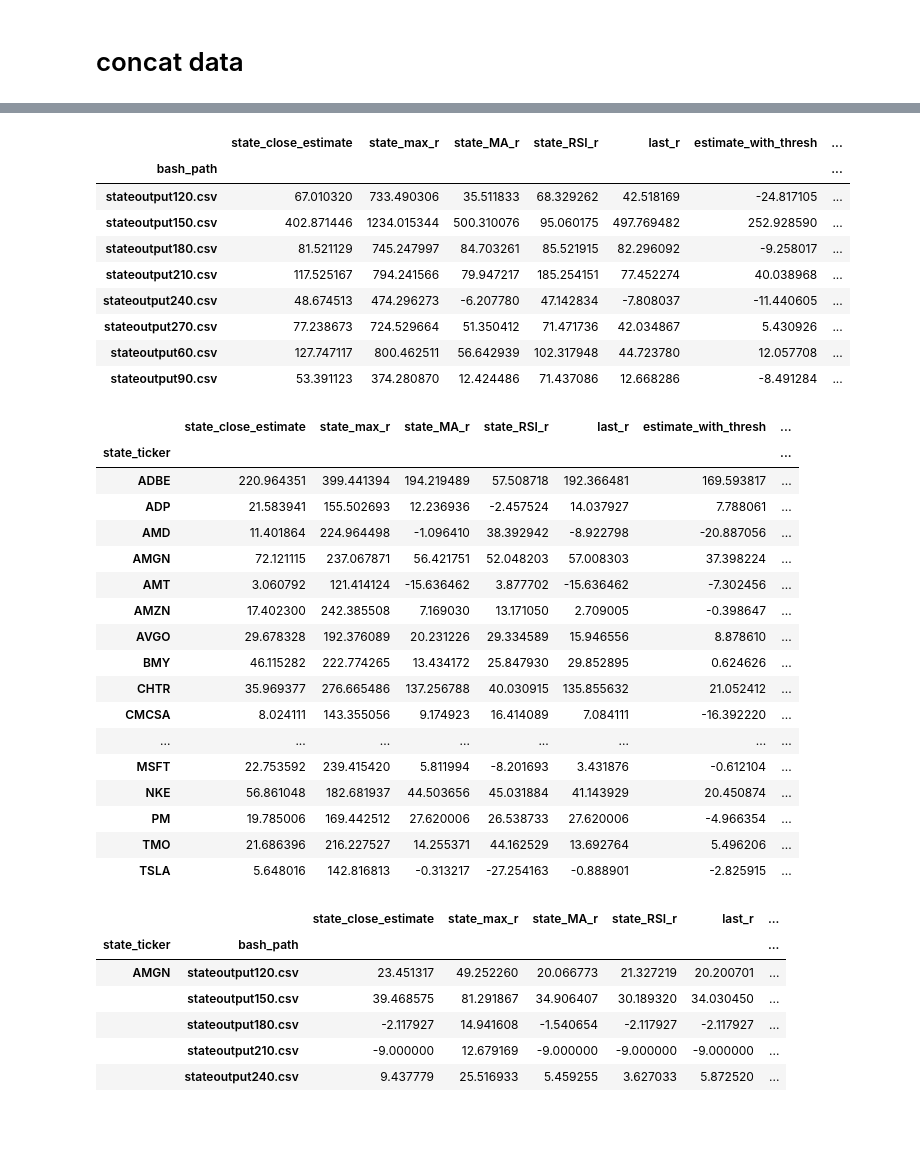
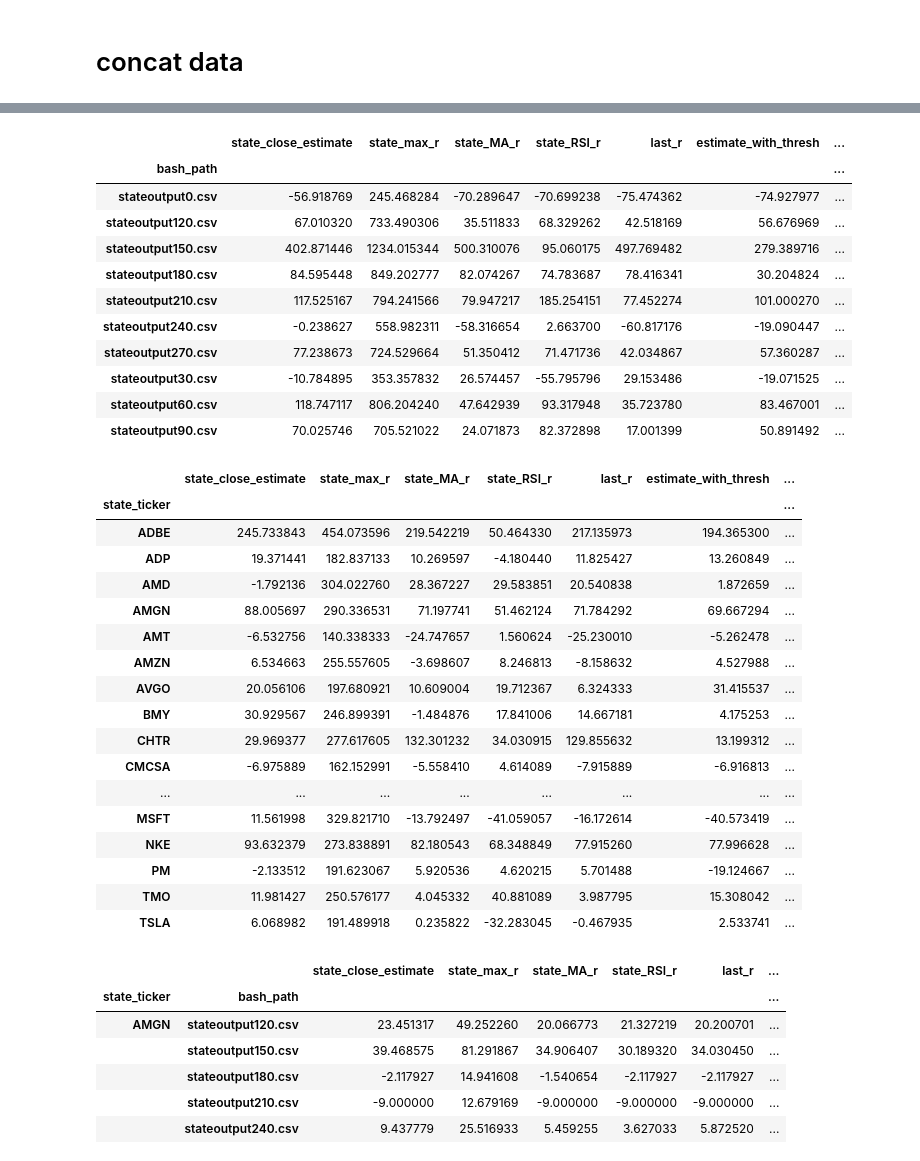
Before and after one commit to trollssqwer/stock-app, a Jupyter notebook: test.ipynb, the cells around one changed output, grey strips where cells are left out. Cells and saved outputs as stored; diff of their text form; code cells hidden in the pictures; blank space fills up the shorter version.

```diff
--- a/test.ipynb
+++ b/test.ipynb
@@ -23,16 +23,18 @@ def preprocess_tp_data(path):
   tp_data['state_day_start'] = tp_data['state_day_start'].apply(lambda x: datetime.strptime(x, '%Y-%m-%d %H:%M:%S'))
   tp_data['state_day_end'] = tp_data['state_day_end'].apply(lambda x: datetime.strptime(x, '%Y-%m-%d %H:%M:%S'))
 
-  spread_df = pd.read_csv('/Users/tranthong/Desktop/stock-app/spread.csv')
-  spread_df['deviation'] = 0
+  spread_df = pd.read_csv('/Users/tranthong/Desktop/stock-app/spread2.csv')
   spread_df['spread'] = spread_df['spread'] / 2
-  tp_data['spread'] = tp_data.state_ticker.apply(lambda x: spread_df.spread.loc[spread_df.ticker == x].iloc[0])
-  tp_data['deviation'] = tp_data.state_ticker.apply(lambda x: spread_df.deviation.loc[spread_df.ticker == x].iloc[0])
-  tp_data['point'] = tp_data.state_ticker.apply(lambda x: spread_df.point.loc[spread_df.ticker == x].iloc[0])
+  s = np.setdiff1d(tp_data.state_ticker.to_numpy(), spread_df.ticker.to_numpy())
+  tp_data['spread'] = tp_data.state_ticker.loc[~tp_data.state_ticker.isin(s)].apply(lambda x: spread_df.spread.loc[spread_df.ticker == x].iloc[0])
+  tp_data['spread'].loc[tp_data.state_ticker.isin(s)] = 5
+  tp_data['deviation'] = 1
+  tp_data['point'] = tp_data.state_ticker.loc[~tp_data.state_ticker.isin(s)].apply(lambda x: spread_df.point.loc[spread_df.ticker == x].iloc[0])
+  tp_data['point'].loc[tp_data.state_ticker.isin(s)] = 0.01
   tp_data['sum_gap'] = ((tp_data['spread'] + tp_data['deviation']) * tp_data['point']) / abs(tp_data['state_open'] - tp_data['state_stop_loss'] ) + 1
   tp_data['state_chain_new'] = [np.array(y) / x for x,y in tp_data[['sum_gap' , 'state_chain']].to_numpy()]
   return tp_data
-tp_data = preprocess_tp_data('/Users/tranthong/Desktop/stock-app/state_output_new/state_output_new/stateoutput120.csv')
+tp_data = preprocess_tp_data('/Users/tranthong/Desktop/stock-app/state_output_new/state_output_new/stateoutput0.csv')
 # %%
 def get_return_with_max_estimate(state_return_list, min_thresh = 5, cut_thresh = 0.7):
     c = np.array(state_return_list).copy()
@@ -149,8 +151,9 @@ for path in glob.glob("/Users/tranthong/Desktop/stock-app/state_output_new/state
     concat_data = pd.concat([tp_data, concat_data])
 concat_data.reset_index(inplace=True)
 # %%
-concat_data['estimate_with_thresh'] = concat_data.state_chain_new.apply(lambda x : get_return_with_max_estimate(x , 8 , 0.6) )
-concat_data['estimate_with_thresh2'] = concat_data.state_chain_new.apply(lambda x : x.max() * 0.6 )
+cut_thresh = 0.61
+concat_data['estimate_with_thresh'] = concat_data.state_chain_new.apply(lambda x : get_return_with_max_estimate(x , 6 , cut_thresh) )
+concat_data['estimate_with_thresh2'] = concat_data.state_chain_new.apply(lambda x : x.max() * cut_thresh )
 concat_data.estimate_with_thresh2.loc[concat_data.estimate_with_thresh2 < 3] = -1
-concat_data.estimate_with_thresh.sum()
+concat_data.loc[concat_data.state_ticker.isin(portfolio)].estimate_with_thresh.sum()
 # %% [output]
@@ -195,0 +183,5 @@ stock_tp_data
+# %%
+portfolio = ['ADBE', 'ADP', 'AMD', 'AMGN', 'AMT', 'AMZN', 'AVGO', 'BMY', 'CHTR',
+       'CMCSA', 'CME', 'COST', 'CSX', 'EA', 'GILD', 'HD', 'IBM', 'INTU',
+       'KO', 'LIN', 'LMT', 'MA', 'MCD', 'MDLZ', 'MMM', 'MO', 'MRK', 'MS',
+       'MSFT', 'NKE', 'PM', 'TMO', 'TSLA']
@@ -224,37 +309,39 @@ dtype: float64
 # %%
-stock_tp_data.loc[stock_tp_data.index.get_level_values(0).isin(new_portfolio_list)].groupby('bash_path').sum()
+stock_tp_data.loc[stock_tp_data.index.get_level_values(0).isin(portfolio)].groupby('bash_path').sum()
 # %% [output]
 |  | state_close_estimate | state_max_r | state_MA_r | state_RSI_r | last_r | estimate_with_thresh | ... |
 | bash_path |  |  |  |  |  |  | ... |
-| stateoutput120.csv | 67.010320 | 733.490306 | 35.511833 | 68.329262 | 42.518169 | -24.817105 | ... |
-| stateoutput150.csv | 402.871446 | 1234.015344 | 500.310076 | 95.060175 | 497.769482 | 252.928590 | ... |
-| stateoutput180.csv | 81.521129 | 745.247997 | 84.703261 | 85.521915 | 82.296092 | -9.258017 | ... |
-| stateoutput210.csv | 117.525167 | 794.241566 | 79.947217 | 185.254151 | 77.452274 | 40.038968 | ... |
-| stateoutput240.csv | 48.674513 | 474.296273 | -6.207780 | 47.142834 | -7.808037 | -11.440605 | ... |
-| stateoutput270.csv | 77.238673 | 724.529664 | 51.350412 | 71.471736 | 42.034867 | 5.430926 | ... |
-| stateoutput60.csv | 127.747117 | 800.462511 | 56.642939 | 102.317948 | 44.723780 | 12.057708 | ... |
-| stateoutput90.csv | 53.391123 | 374.280870 | 12.424486 | 71.437086 | 12.668286 | -8.491284 | ... |
+| stateoutput0.csv | -56.918769 | 245.468284 | -70.289647 | -70.699238 | -75.474362 | -74.927977 | ... |
+| stateoutput120.csv | 67.010320 | 733.490306 | 35.511833 | 68.329262 | 42.518169 | 56.676969 | ... |
+| stateoutput150.csv | 402.871446 | 1234.015344 | 500.310076 | 95.060175 | 497.769482 | 279.389716 | ... |
+| stateoutput180.csv | 84.595448 | 849.202777 | 82.074267 | 74.783687 | 78.416341 | 30.204824 | ... |
+| stateoutput210.csv | 117.525167 | 794.241566 | 79.947217 | 185.254151 | 77.452274 | 101.000270 | ... |
+| stateoutput240.csv | -0.238627 | 558.982311 | -58.316654 | 2.663700 | -60.817176 | -19.090447 | ... |
+| stateoutput270.csv | 77.238673 | 724.529664 | 51.350412 | 71.471736 | 42.034867 | 57.360287 | ... |
+| stateoutput30.csv | -10.784895 | 353.357832 | 26.574457 | -55.795796 | 29.153486 | -19.071525 | ... |
+| stateoutput60.csv | 118.747117 | 806.204240 | 47.642939 | 93.317948 | 35.723780 | 83.467001 | ... |
+| stateoutput90.csv | 70.025746 | 705.521022 | 24.071873 | 82.372898 | 17.001399 | 50.891492 | ... |
 # %%
-stock_tp_data.loc[stock_tp_data.index.get_level_values(0).isin(new_portfolio_list)].groupby('state_ticker').sum()
+stock_tp_data.loc[stock_tp_data.index.get_level_values(0).isin(portfolio)].groupby('state_ticker').sum()
 # %% [output]
 |  | state_close_estimate | state_max_r | state_MA_r | state_RSI_r | last_r | estimate_with_thresh | ... |
 | state_ticker |  |  |  |  |  |  | ... |
-| ADBE | 220.964351 | 399.441394 | 194.219489 | 57.508718 | 192.366481 | 169.593817 | ... |
-| ADP | 21.583941 | 155.502693 | 12.236936 | -2.457524 | 14.037927 | 7.788061 | ... |
-| AMD | 11.401864 | 224.964498 | -1.096410 | 38.392942 | -8.922798 | -20.887056 | ... |
-| AMGN | 72.121115 | 237.067871 | 56.421751 | 52.048203 | 57.008303 | 37.398224 | ... |
-| AMT | 3.060792 | 121.414124 | -15.636462 | 3.877702 | -15.636462 | -7.302456 | ... |
-| AMZN | 17.402300 | 242.385508 | 7.169030 | 13.171050 | 2.709005 | -0.398647 | ... |
-| AVGO | 29.678328 | 192.376089 | 20.231226 | 29.334589 | 15.946556 | 8.878610 | ... |
-| BMY | 46.115282 | 222.774265 | 13.434172 | 25.847930 | 29.852895 | 0.624626 | ... |
-| CHTR | 35.969377 | 276.665486 | 137.256788 | 40.030915 | 135.855632 | 21.052412 | ... |
-| CMCSA | 8.024111 | 143.355056 | 9.174923 | 16.414089 | 7.084111 | -16.392220 | ... |
+| ADBE | 245.733843 | 454.073596 | 219.542219 | 50.464330 | 217.135973 | 194.365300 | ... |
+| ADP | 19.371441 | 182.837133 | 10.269597 | -4.180440 | 11.825427 | 13.260849 | ... |
+| AMD | -1.792136 | 304.022760 | 28.367227 | 29.583851 | 20.540838 | 1.872659 | ... |
+| AMGN | 88.005697 | 290.336531 | 71.197741 | 51.462124 | 71.784292 | 69.667294 | ... |
+| AMT | -6.532756 | 140.338333 | -24.747657 | 1.560624 | -25.230010 | -5.262478 | ... |
+| AMZN | 6.534663 | 255.557605 | -3.698607 | 8.246813 | -8.158632 | 4.527988 | ... |
+| AVGO | 20.056106 | 197.680921 | 10.609004 | 19.712367 | 6.324333 | 31.415537 | ... |
+| BMY | 30.929567 | 246.899391 | -1.484876 | 17.841006 | 14.667181 | 4.175253 | ... |
+| CHTR | 29.969377 | 277.617605 | 132.301232 | 34.030915 | 129.855632 | 13.199312 | ... |
+| CMCSA | -6.975889 | 162.152991 | -5.558410 | 4.614089 | -7.915889 | -6.916813 | ... |
 | ... | ... | ... | ... | ... | ... | ... | ... |
-| MSFT | 22.753592 | 239.415420 | 5.811994 | -8.201693 | 3.431876 | -0.612104 | ... |
-| NKE | 56.861048 | 182.681937 | 44.503656 | 45.031884 | 41.143929 | 20.450874 | ... |
-| PM | 19.785006 | 169.442512 | 27.620006 | 26.538733 | 27.620006 | -4.966354 | ... |
-| TMO | 21.686396 | 216.227527 | 14.255371 | 44.162529 | 13.692764 | 5.496206 | ... |
-| TSLA | 5.648016 | 142.816813 | -0.313217 | -27.254163 | -0.888901 | -2.825915 | ... |
+| MSFT | 11.561998 | 329.821710 | -13.792497 | -41.059057 | -16.172614 | -40.573419 | ... |
+| NKE | 93.632379 | 273.838891 | 82.180543 | 68.348849 | 77.915260 | 77.996628 | ... |
+| PM | -2.133512 | 191.623067 | 5.920536 | 4.620215 | 5.701488 | -19.124667 | ... |
+| TMO | 11.981427 | 250.576177 | 4.045332 | 40.881089 | 3.987795 | 15.308042 | ... |
+| TSLA | 6.068982 | 191.489918 | 0.235822 | -32.283045 | -0.467935 | 2.533741 | ... |
 # %%
 stock_tp_data.loc[stock_tp_data.index.get_level_values(0) == 'AMGN']
 # %% [output]
```
Also changed, not shown: parts of 21 cells of this notebook, 8 other files.
